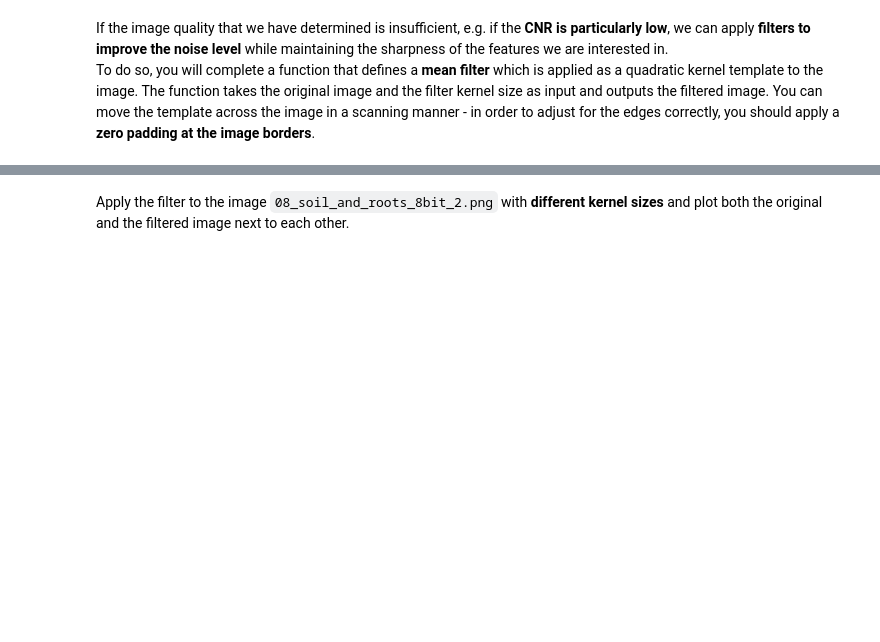
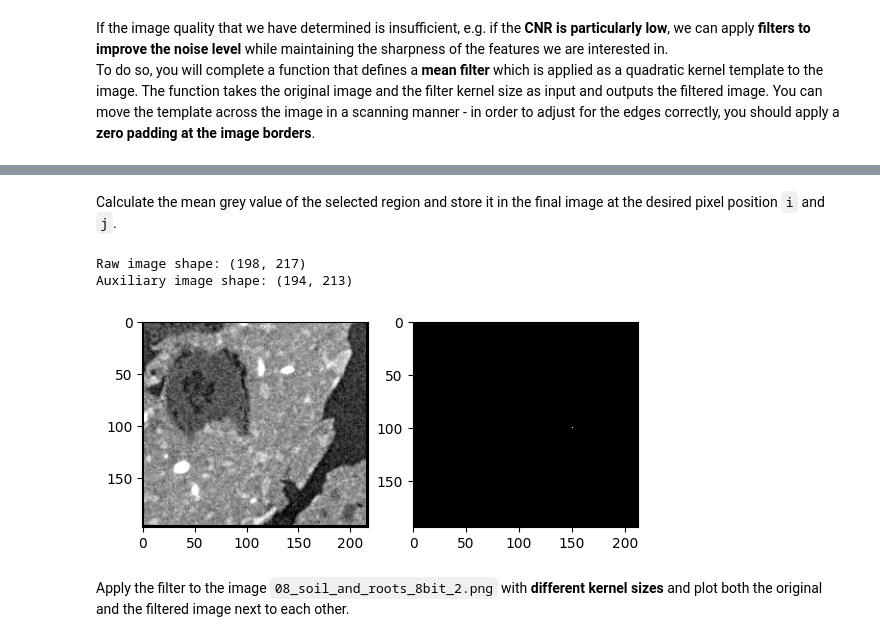
Before and after one commit to cawi-hro/SynchotronTechniques_MSF_CDMA, a Jupyter notebook: exercises/09_STMC_Image_processing_filters_solution.ipynb, the cells around one changed output, grey strips where cells are left out. Cells and saved outputs as stored; diff of their text form; code cells hidden in the pictures; blank space fills up the shorter version.

```diff
--- a/exercises/09_STMC_Image_processing_filters_solution.ipynb
+++ b/exercises/09_STMC_Image_processing_filters_solution.ipynb
@@ -142,3 +210,18 @@ def mean_filter(image, filter_size):
+# %% [markdown]
+Calculate the mean grey value of the selected region and store it in the final image at the desired pixel position `i` and `j`.
+# %%
+img_final[i][j] = np.mean(temp)
+
+fig, (ax1, ax2) = plt.subplots(1, 2)
+ax1.imshow(img_aux, cmap="gray")
+ax2.imshow(img_final, cmap="gray")
+
+print(f"Raw image shape: {img_aux.shape}")
+print(f"Auxiliary image shape: {img_final.shape}")
+# %% [output]
+Raw image shape: (198, 217)
+Auxiliary image shape: (194, 213)
+[figure, added]
 # %% [markdown]
 Apply the filter to the image ``08_soil_and_roots_8bit_2.png`` with **different kernel sizes** and plot both the original and the filtered image next to each other.
 # %%
```
Also changed, not shown: parts of 35 cells of this notebook, 1 other file.
